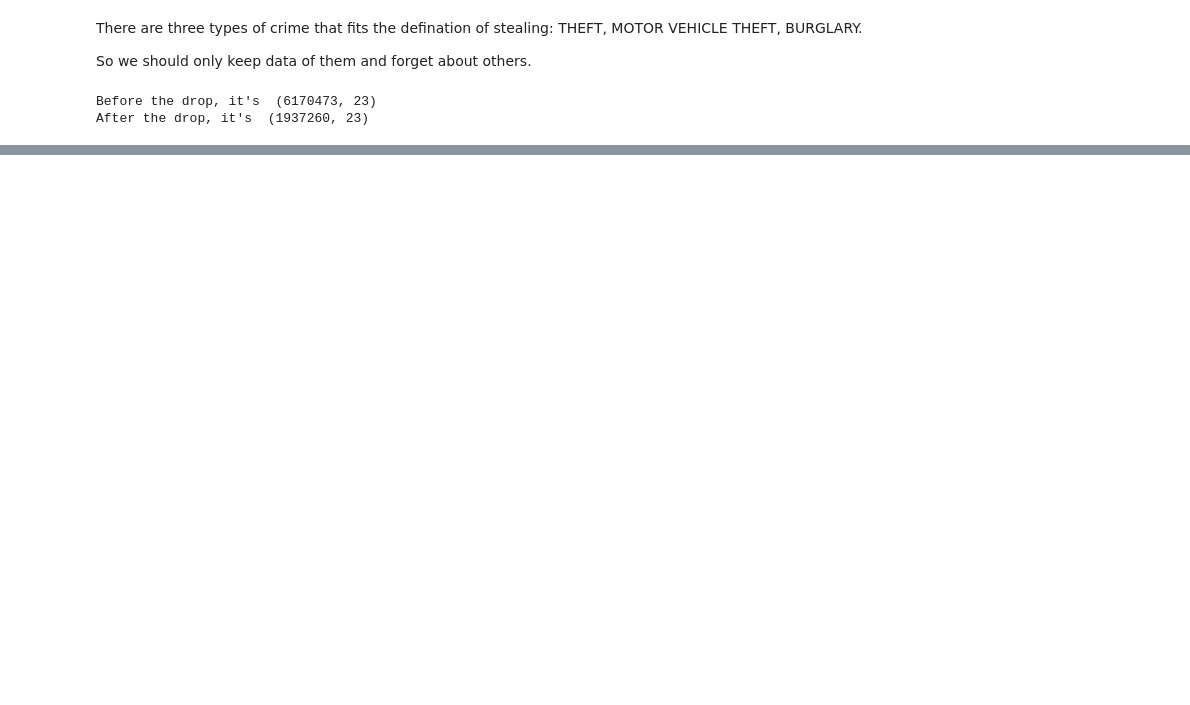
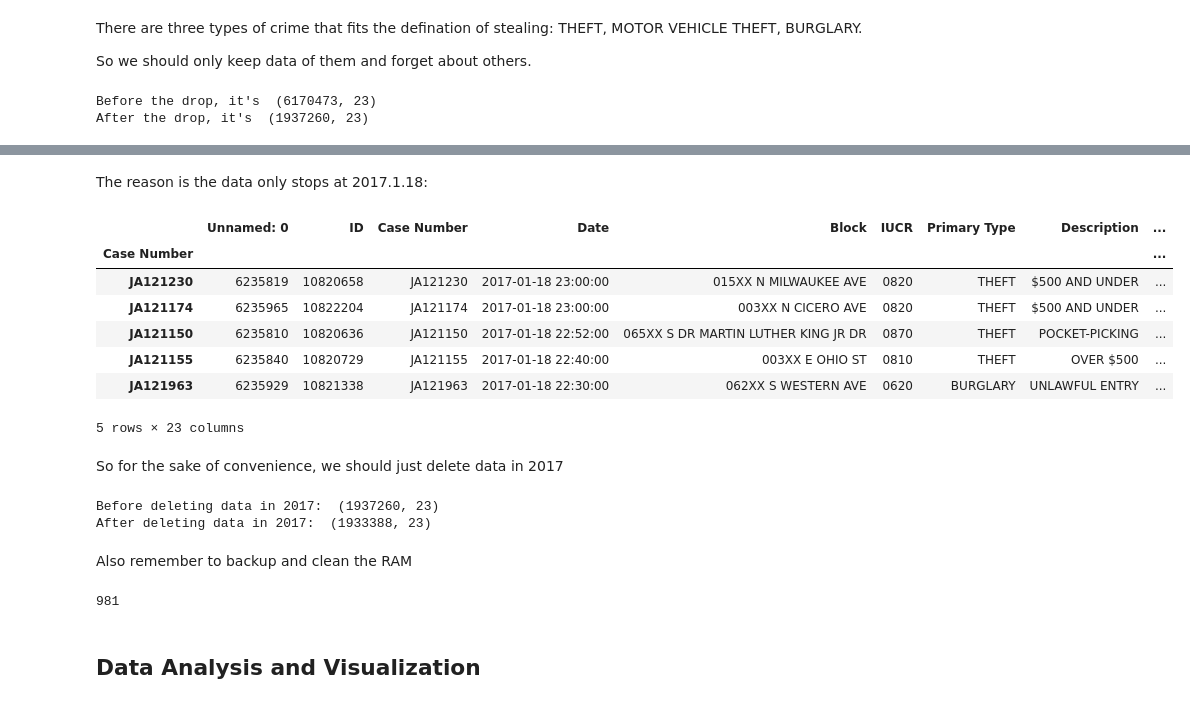
Before and after one commit to AngeloHYang/Crimes-in-Chicago, a Jupyter notebook: Code/Chicago Crime Theft Data Analysis.ipynb, the cells around one changed output, grey strips where cells are left out. Drawn from its saved outputs; the diff is of its cells as text; code cells hidden in the pictures; blank space fills up the shorter version.

```diff
--- a/Code/Chicago Crime Theft Data Analysis.ipynb
+++ b/Code/Chicago Crime Theft Data Analysis.ipynb
@@ -209,0 +225,32 @@ percentagePerYear.plot(kind='bar', stacked=True)
+# %% [markdown]
+The reason is the data only stops at 2017.1.18:
+# %%
+theBeginningOf2017 = datetime(2017, 1, 1)
+df[df['Date'] >= theBeginningOf2017].sort_values(['Date'], ascending=False).head()
+# %% [output]
+|  | Unnamed: 0 | ID | Case Number | Date | Block | IUCR | Primary Type | Description | ... |
+| Case Number |  |  |  |  |  |  |  |  | ... |
+| JA121230 | 6235819 | 10820658 | JA121230 | 2017-01-18 23:00:00 | 015XX N MILWAUKEE AVE | 0820 | THEFT | $500 AND UNDER | ... |
+| JA121174 | 6235965 | 10822204 | JA121174 | 2017-01-18 23:00:00 | 003XX N CICERO AVE | 0820 | THEFT | $500 AND UNDER | ... |
+| JA121150 | 6235810 | 10820636 | JA121150 | 2017-01-18 22:52:00 | 065XX S DR MARTIN LUTHER KING JR DR | 0870 | THEFT | POCKET-PICKING | ... |
+| JA121155 | 6235840 | 10820729 | JA121155 | 2017-01-18 22:40:00 | 003XX E OHIO ST | 0810 | THEFT | OVER $500 | ... |
+| JA121963 | 6235929 | 10821338 | JA121963 | 2017-01-18 22:30:00 | 062XX S WESTERN AVE | 0620 | BURGLARY | UNLAWFUL ENTRY | ... |
+5 rows × 23 columns
+# %% [markdown]
+So for the sake of convenience, we should just delete data in 2017
+# %%
+print("Before deleting data in 2017: ", Crime_data.shape)
+Crime_data.drop(df[df['Date'] >= theBeginningOf2017].index, inplace=True, axis=0)
+print("After deleting data in 2017: ", Crime_data.shape)
+# %% [output]
+Before deleting data in 2017:  (1937260, 23)
+After deleting data in 2017:  (1933388, 23)
+# %% [markdown]
+Also remember to backup and clean the RAM
+# %%
+Crime_Data_backup = Crime_data.copy()
+gc.collect()
+# %% [output]
+981
+# %% [markdown]
+## Data Analysis and Visualization
```
Also changed, not shown: parts of 31 cells of this notebook.
